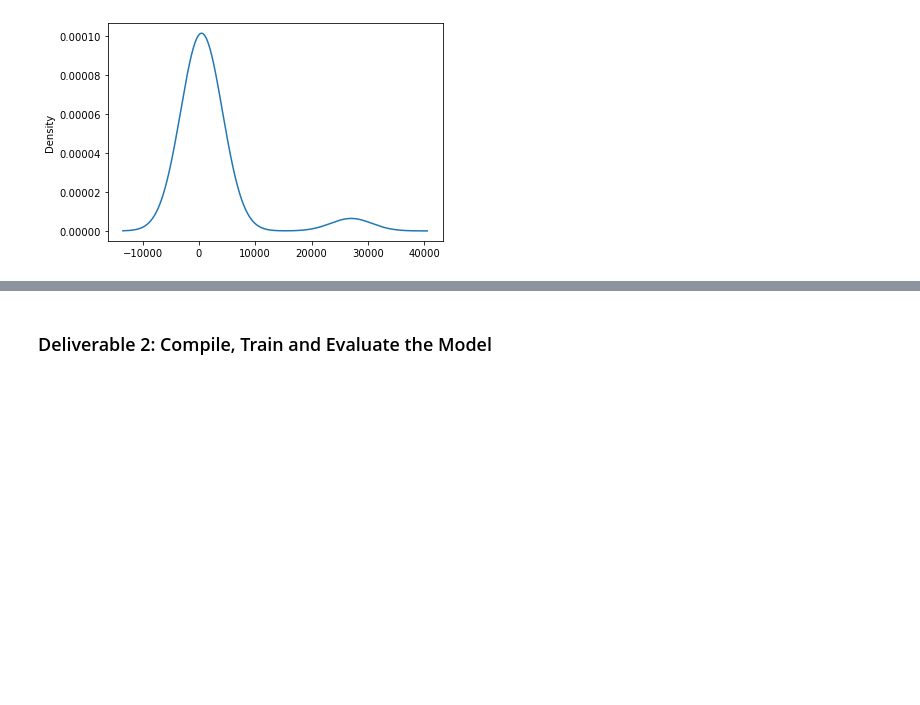
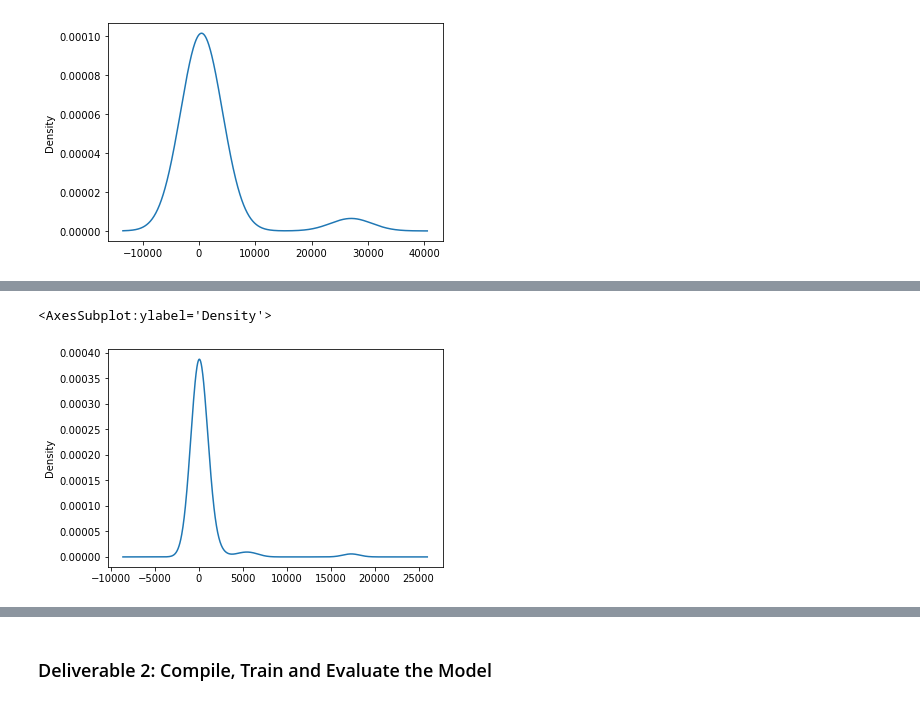
Before and after one commit to Cyber-Wolfe/Alphabet_Soup_Neural_Network, a Jupyter notebook: AlphabetSoupCharity.ipynb, the cells around one changed output, grey strips where cells are left out. Cells and saved outputs as stored; diff of their text form; code cells hidden in the pictures; blank space fills up the shorter version.

```diff
--- a/AlphabetSoupCharity.ipynb
+++ b/AlphabetSoupCharity.ipynb
@@ -70,7 +75,7 @@ application_type_counts.plot.density()
 [figure]
 # %%
 # Determine which values to replace if counts are less than ...?
-replace_application = list(application_type_counts[application_type_counts < 600].index)
+replace_application = list(application_type_counts[application_type_counts < 500].index)
 
 # Replace in dataframe
 for app in replace_application:
@@ -90,4 +96,5 @@ T7         725
 Name: APPLICATION_TYPE, dtype: int64
 # %%
 # Look at CLASSIFICATION value counts for binning
-#  YOUR CODE GOES HERE
+classification_counts = application_df["CLASSIFICATION"].value_counts()
+classification_counts
@@ -94,5 +114,8 @@ Name: APPLICATION_TYPE, dtype: int64
 # %%
 # Visualize the value counts of CLASSIFICATION
-#  YOUR CODE GOES HERE
+classification_counts.plot.density()
+# %% [output]
+<AxesSubplot:ylabel='Density'>
+[figure, added]
 # %%
 # Determine which values to replace if counts are less than ..?
```
Also changed, not shown: parts of 8 cells of this notebook.
